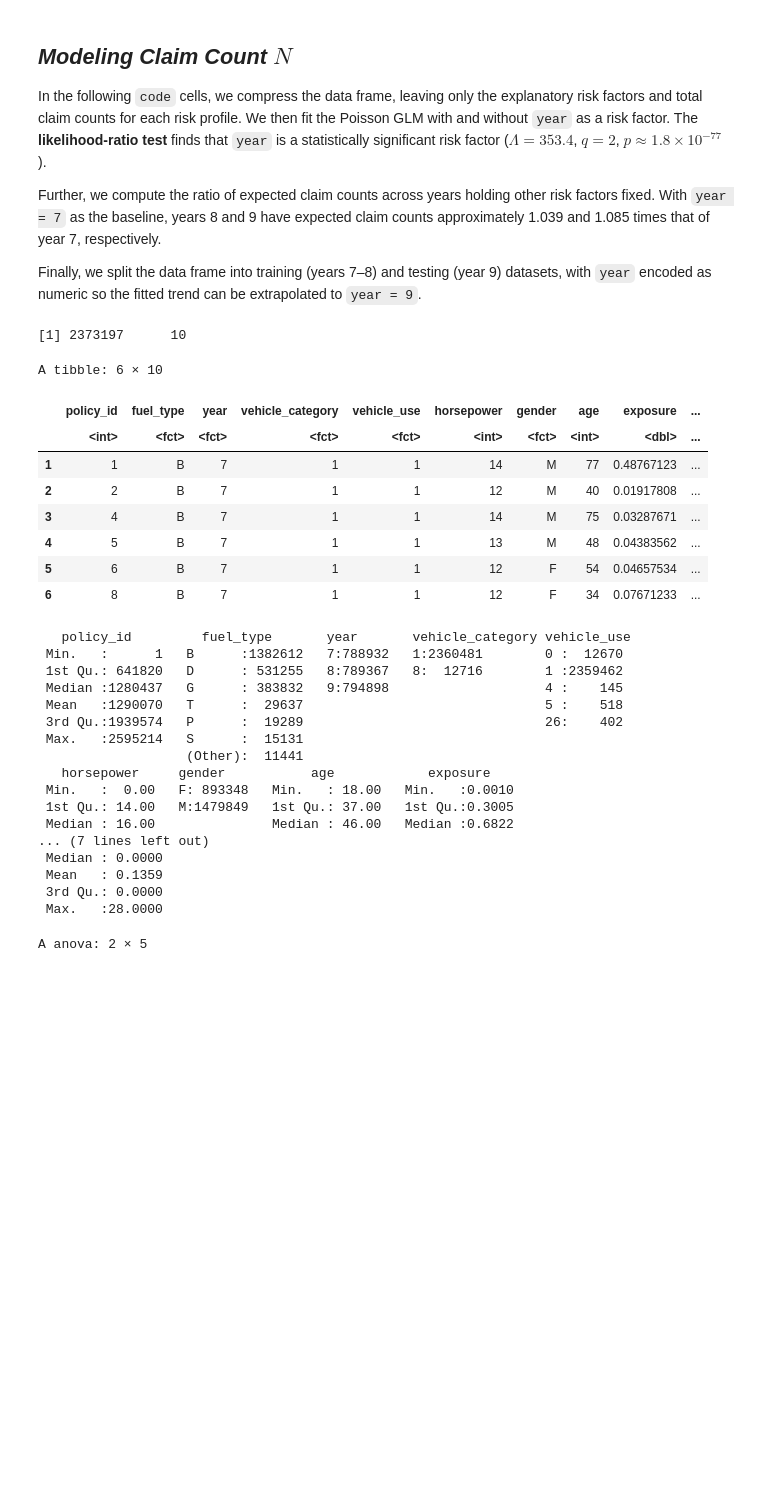
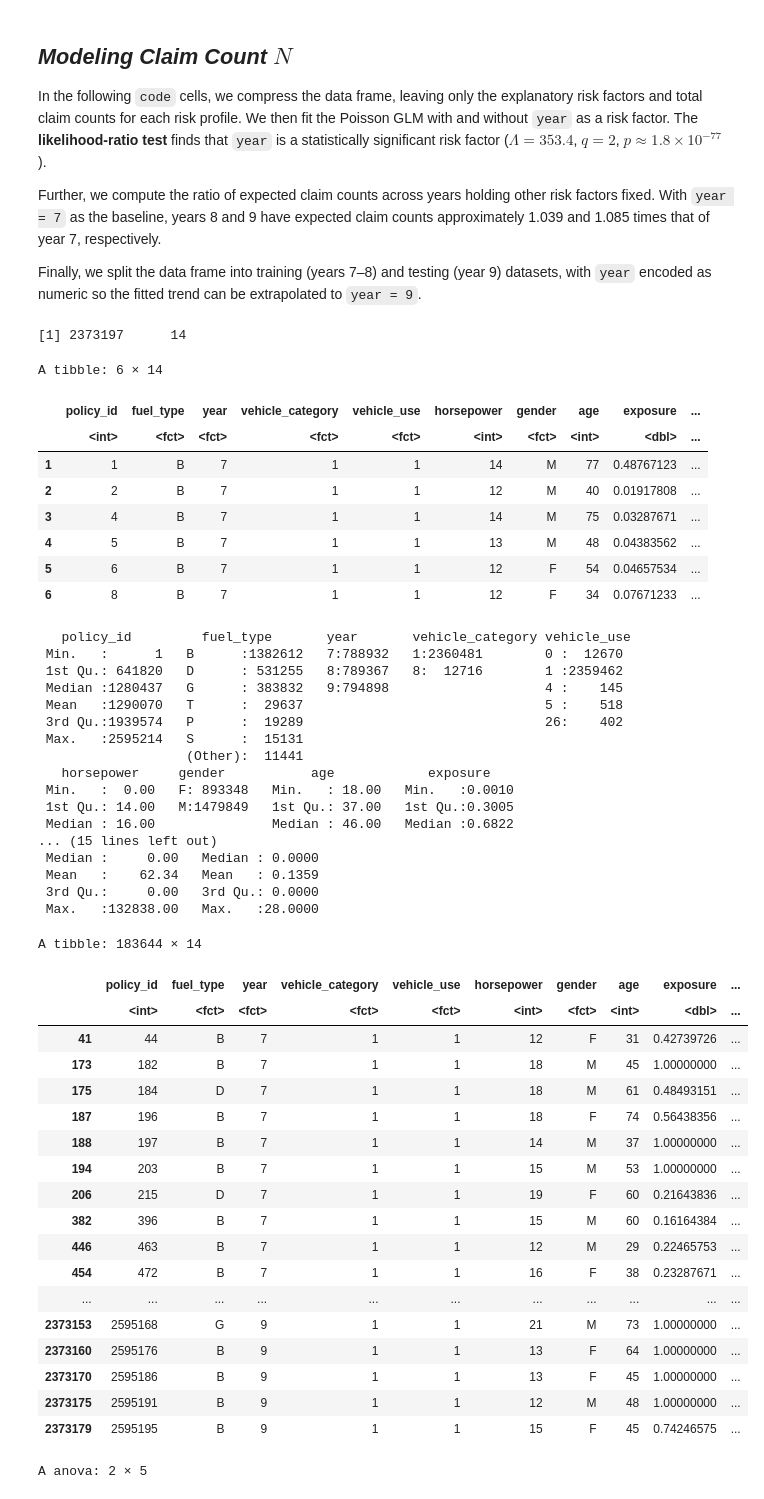
Before and after one commit to tim901225pn-ui/Claim-Prediction-Application-of-GLM-on-Compound-Poisson-Model, a Jupyter notebook: RESULT.ipynb, the cells around one changed output. Drawn from its saved outputs; the diff is of its cells as text; code cells hidden in the pictures; blank space fills up the shorter version.

```diff
--- a/RESULT.ipynb
+++ b/RESULT.ipynb
@@ -12,12 +12,12 @@ load("euMTPL.rda")
 df_eu = euMTPL
 df_eu$year = factor(df_eu$year)
 df_eu$num_cl = df_eu$num_nc + df_eu$num_cg + df_eu$num_fcg + df_eu$num_cd # These are counts with different settlement methods
-df_eu = df_eu[, c(1,3,4,5,6,8,9,10,11,20)]
+df_eu = df_eu[, c(1,3,4,5,6,8,9,10,11,12,14,16,18,20)]
 # %%
 dim(df_eu); head(df_eu); summary(df_eu)
 # %% [output]
-[1] 2373197      10
+[1] 2373197      14
-A tibble: 6 × 10
+A tibble: 6 × 14
 |  | policy_id | fuel_type | year | vehicle_category | vehicle_use | horsepower | gender | age | exposure | ... |
 |  | <int> | <fct> | <fct> | <fct> | <fct> | <int> | <fct> | <int> | <dbl> | ... |
 | 1 | 1 | B | 7 | 1 | 1 | 14 | M | 77 | 0.48767123 | ... |
@@ -38,11 +38,33 @@ A tibble: 6 × 10
  Min.   :  0.00   F: 893348   Min.   : 18.00   Min.   :0.0010
  1st Qu.: 14.00   M:1479849   1st Qu.: 37.00   1st Qu.:0.3005
  Median : 16.00               Median : 46.00   Median :0.6822
-... (7 lines left out)
- Median : 0.0000
- Mean   : 0.1359
- 3rd Qu.: 0.0000
- Max.   :28.0000
+... (15 lines left out)
+ Median :     0.00   Median : 0.0000
+ Mean   :    62.34   Mean   : 0.1359
+ 3rd Qu.:     0.00   3rd Qu.: 0.0000
+ Max.   :132838.00   Max.   :28.0000
+# %%
+df_eu[df_eu$num_cl>0, ]
+# %% [output]
+A tibble: 183644 × 14
+|  | policy_id | fuel_type | year | vehicle_category | vehicle_use | horsepower | gender | age | exposure | ... |
+|  | <int> | <fct> | <fct> | <fct> | <fct> | <int> | <fct> | <int> | <dbl> | ... |
+| 41 | 44 | B | 7 | 1 | 1 | 12 | F | 31 | 0.42739726 | ... |
+| 173 | 182 | B | 7 | 1 | 1 | 18 | M | 45 | 1.00000000 | ... |
+| 175 | 184 | D | 7 | 1 | 1 | 18 | M | 61 | 0.48493151 | ... |
+| 187 | 196 | B | 7 | 1 | 1 | 18 | F | 74 | 0.56438356 | ... |
+| 188 | 197 | B | 7 | 1 | 1 | 14 | M | 37 | 1.00000000 | ... |
+| 194 | 203 | B | 7 | 1 | 1 | 15 | M | 53 | 1.00000000 | ... |
+| 206 | 215 | D | 7 | 1 | 1 | 19 | F | 60 | 0.21643836 | ... |
+| 382 | 396 | B | 7 | 1 | 1 | 15 | M | 60 | 0.16164384 | ... |
+| 446 | 463 | B | 7 | 1 | 1 | 12 | M | 29 | 0.22465753 | ... |
+| 454 | 472 | B | 7 | 1 | 1 | 16 | F | 38 | 0.23287671 | ... |
+| ... | ... | ... | ... | ... | ... | ... | ... | ... | ... | ... |
+| 2373153 | 2595168 | G | 9 | 1 | 1 | 21 | M | 73 | 1.00000000 | ... |
+| 2373160 | 2595176 | B | 9 | 1 | 1 | 13 | F | 64 | 1.00000000 | ... |
+| 2373170 | 2595186 | B | 9 | 1 | 1 | 13 | F | 45 | 1.00000000 | ... |
+| 2373175 | 2595191 | B | 9 | 1 | 1 | 12 | M | 48 | 1.00000000 | ... |
+| 2373179 | 2595195 | B | 9 | 1 | 1 | 15 | F | 45 | 0.74246575 | ... |
 # %%
 # poisson.fit.full = glm(num_cl ~ fuel_type + year + vehicle_category + vehicle_use + horsepower + gender + age + offset(log(exposure)), family = poisson, df_eu)
 # poisson.fit.reduced = glm(num_cl ~ fuel_type + vehicle_category + vehicle_use + horsepower + gender + age + offset(log(exposure)), family = poisson, df_eu)
```
Also changed, not shown: parts of 1 cell of this notebook.
